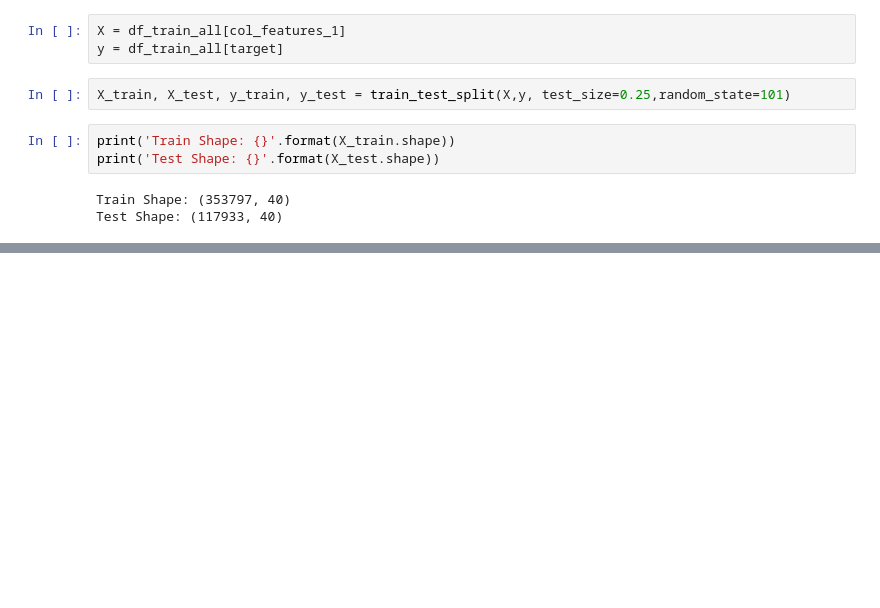
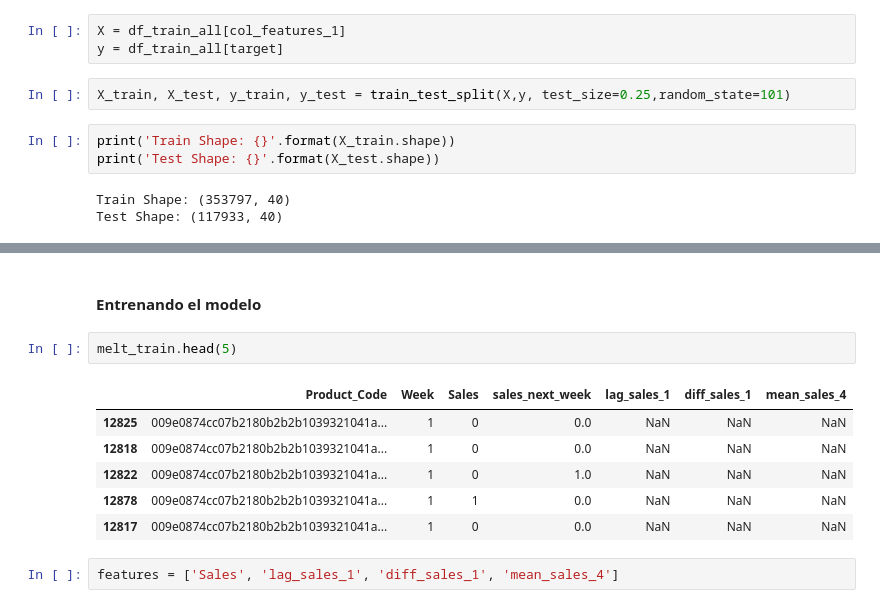
Before and after one commit to Leonel481/ENTEL_DATATHON, a Jupyter notebook: Notebook_Richard.ipynb, the cells around one changed output, grey strips where cells are left out. Cells and saved outputs as stored; diff of their text form; blank space fills up the shorter version.

Commit message:
Primer modelo

```diff
--- a/Notebook_Richard.ipynb
+++ b/Notebook_Richard.ipynb
@@ -373,0 +613,13 @@ FloatingPointError: overflow encountered in square
+# %% [markdown]
+#### Entrenando el modelo
+# %%
+melt_train.head(5)
+# %% [output]
+|  | Product_Code | Week | Sales | sales_next_week | lag_sales_1 | diff_sales_1 | mean_sales_4 |
+| 12825 | 009e0874cc07b2180b2b2b1039321041a... | 1 | 0 | 0.0 | NaN | NaN | NaN |
+| 12818 | 009e0874cc07b2180b2b2b1039321041a... | 1 | 0 | 0.0 | NaN | NaN | NaN |
+| 12822 | 009e0874cc07b2180b2b2b1039321041a... | 1 | 0 | 1.0 | NaN | NaN | NaN |
+| 12878 | 009e0874cc07b2180b2b2b1039321041a... | 1 | 1 | 0.0 | NaN | NaN | NaN |
+| 12817 | 009e0874cc07b2180b2b2b1039321041a... | 1 | 0 | 0.0 | NaN | NaN | NaN |
+# %%
+features = ['Sales', 'lag_sales_1', 'diff_sales_1', 'mean_sales_4']
```
Also changed, not shown: parts of 69 cells of this notebook.
